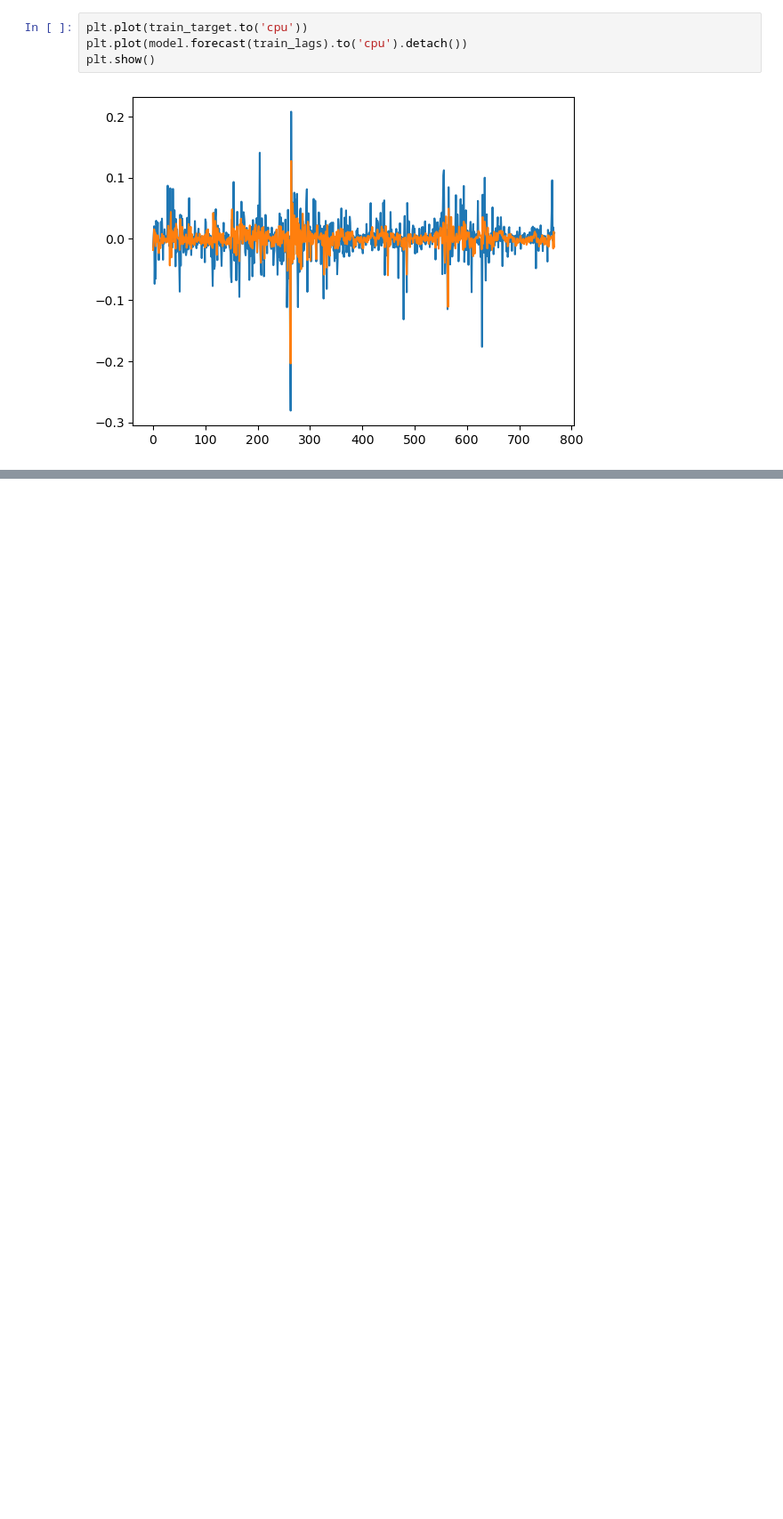
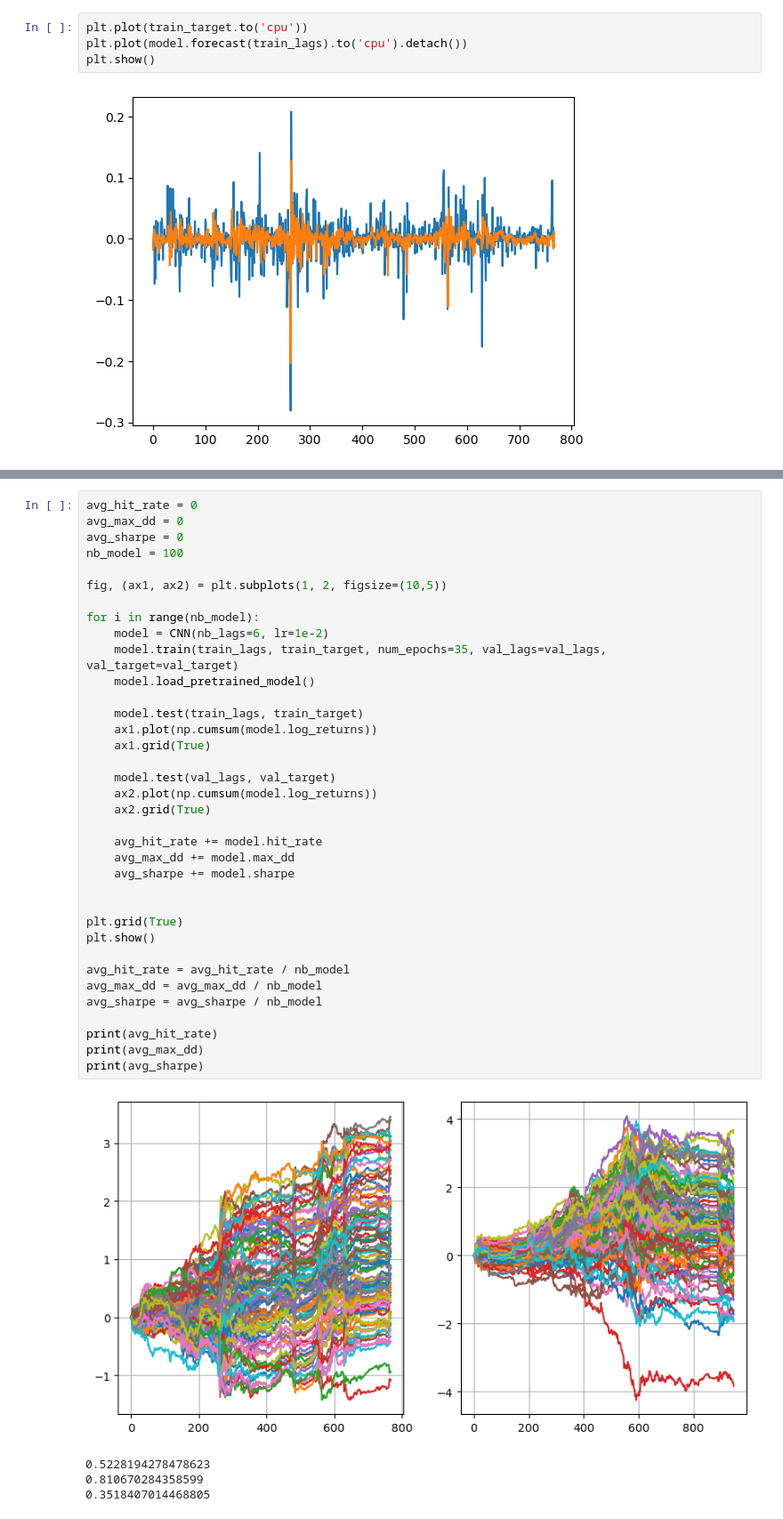
Before and after one commit to CS-433/ml-project-2-bogota, a Jupyter notebook: train.ipynb, the cells around one changed output, grey strips where cells are left out. Shown: that part at 89% size. Drawn from its saved outputs; the diff is of its cells as text; blank space fills up the shorter version.

```diff
--- a/train.ipynb
+++ b/train.ipynb
@@ -95,0 +134,41 @@ print(avg_sharpe)
+# %%
+avg_hit_rate = 0
+avg_max_dd = 0
+avg_sharpe = 0
+nb_model = 100
+
+fig, (ax1, ax2) = plt.subplots(1, 2, figsize=(10,5))
+
+for i in range(nb_model):
+    model = CNN(nb_lags=6, lr=1e-2)
+    model.train(train_lags, train_target, num_epochs=35, val_lags=val_lags, val_target=val_target)
+    model.load_pretrained_model()
+
+    model.test(train_lags, train_target)
+    ax1.plot(np.cumsum(model.log_returns))
+    ax1.grid(True)
+
+    model.test(val_lags, val_target)
+    ax2.plot(np.cumsum(model.log_returns))
+    ax2.grid(True)
+
+    avg_hit_rate += model.hit_rate
+    avg_max_dd += model.max_dd
+    avg_sharpe += model.sharpe
+
+
+plt.grid(True)
+plt.show()
+
+avg_hit_rate = avg_hit_rate / nb_model
+avg_max_dd = avg_max_dd / nb_model
+avg_sharpe = avg_sharpe / nb_model
+
+print(avg_hit_rate)
+print(avg_max_dd)
+print(avg_sharpe)
+# %% [output]
+[figure, added]
+0.5228194278478623
+0.810670284358599
+0.3518407014468805
```
Also changed, not shown: parts of 11 cells of this notebook, 2 other files.
